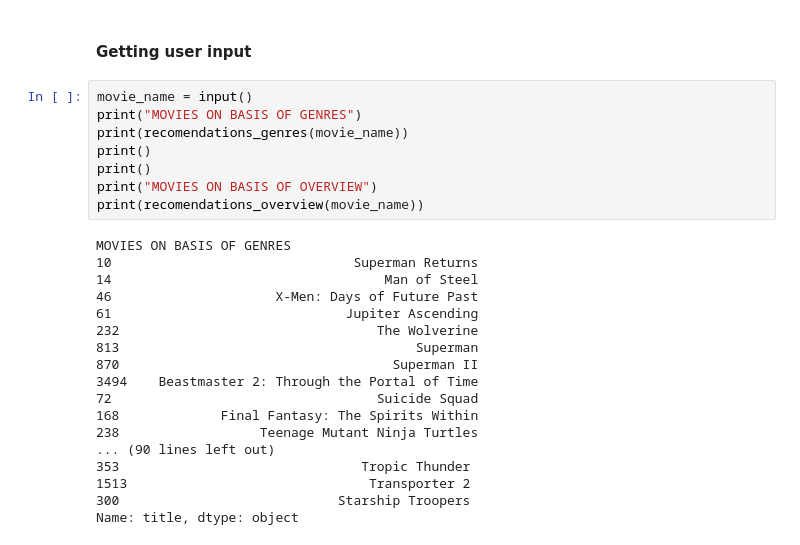
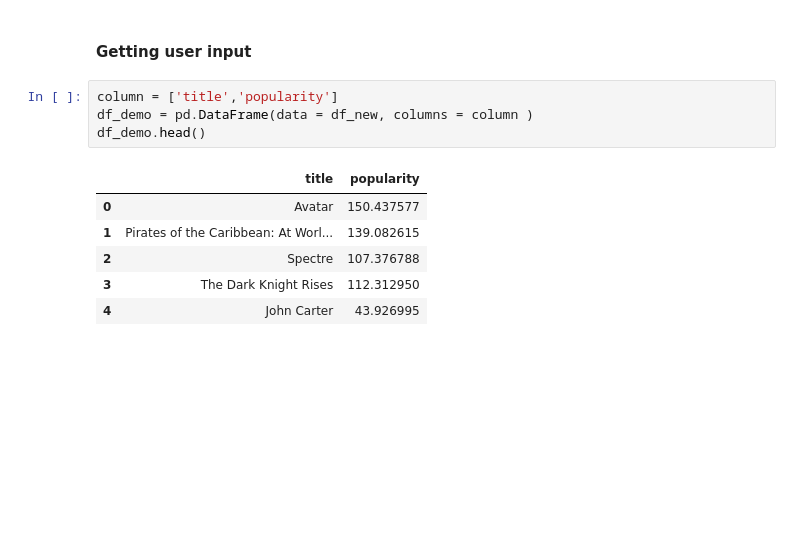
Before and after one commit to i-m-sayandeep/Movie_Recomendations_System, a Jupyter notebook: codes.ipynb, the cells around one changed output. Cells and saved outputs as stored; diff of their text form; blank space fills up the shorter version.

```diff
--- a/codes.ipynb
+++ b/codes.ipynb
@@ -119,29 +97,14 @@ def recomendations_overview(title,value=y_overview):
     return(df_new['title'].iloc[movie])
 # %% [markdown]
 #### Getting user input
-# %%
-movie_name = input()
-print("MOVIES ON BASIS OF GENRES")
-print(recomendations_genres(movie_name))
-print()
-print()
-print("MOVIES ON BASIS OF OVERVIEW")
-print(recomendations_overview(movie_name))
-# %% [output]
-MOVIES ON BASIS OF GENRES
-10                               Superman Returns
-14                                   Man of Steel
-46                     X-Men: Days of Future Past
-61                              Jupiter Ascending
-232                                 The Wolverine
-813                                      Superman
-870                                   Superman II
-3494    Beastmaster 2: Through the Portal of Time
-72                                  Suicide Squad
-168             Final Fantasy: The Spirits Within
-238                  Teenage Mutant Ninja Turtles
-... (90 lines left out)
-353                               Tropic Thunder
-1513                               Transporter 2
-300                            Starship Troopers
-Name: title, dtype: object
+# %%
+column = ['title','popularity']
+df_demo = pd.DataFrame(data = df_new, columns = column )
+df_demo.head()
+# %% [output]
+|  | title | popularity |
+| 0 | Avatar | 150.437577 |
+| 1 | Pirates of the Caribbean: At Worl... | 139.082615 |
+| 2 | Spectre | 107.376788 |
+| 3 | The Dark Knight Rises | 112.312950 |
+| 4 | John Carter | 43.926995 |
```
Also changed, not shown: parts of 8 cells of this notebook.
